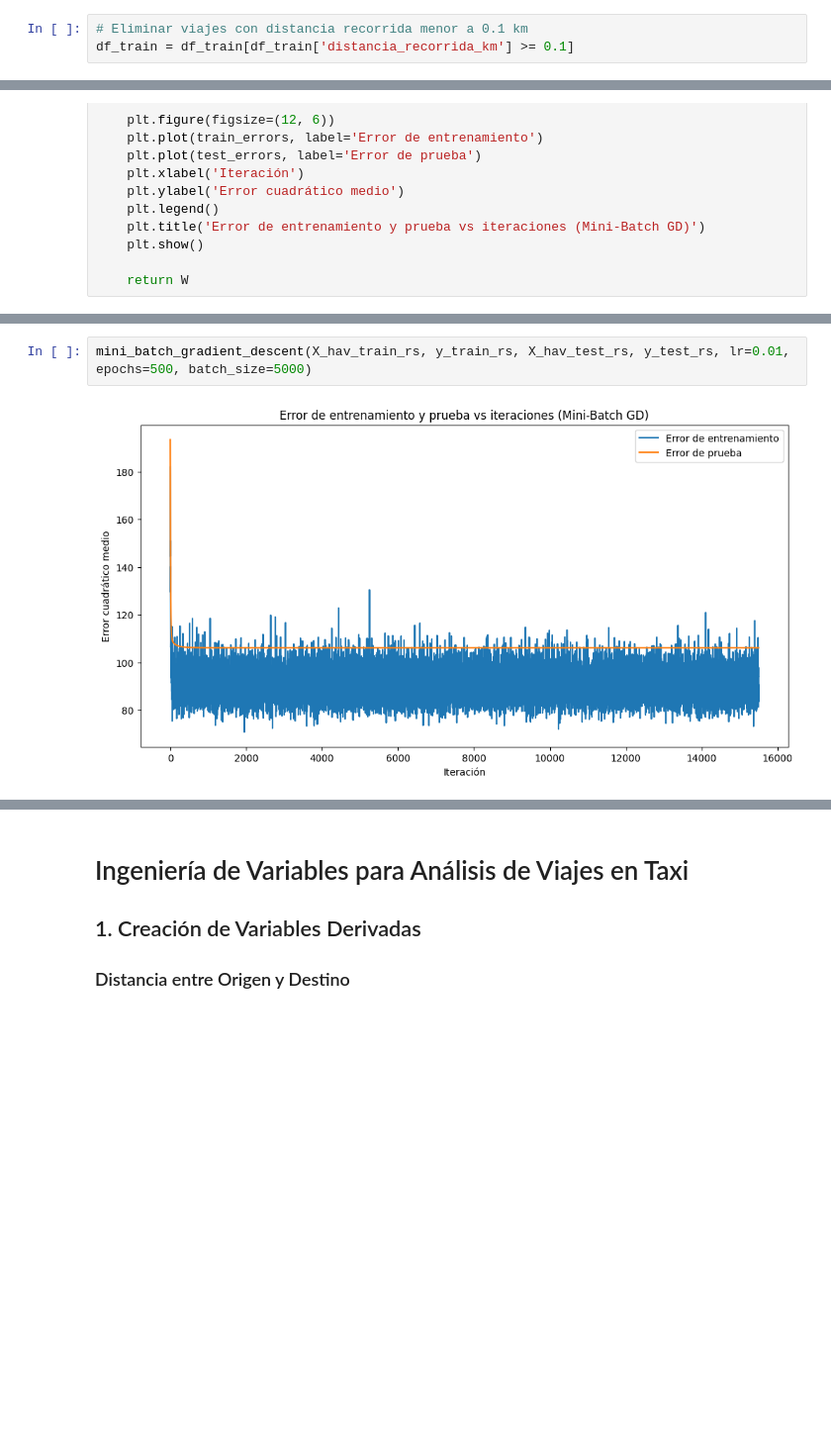
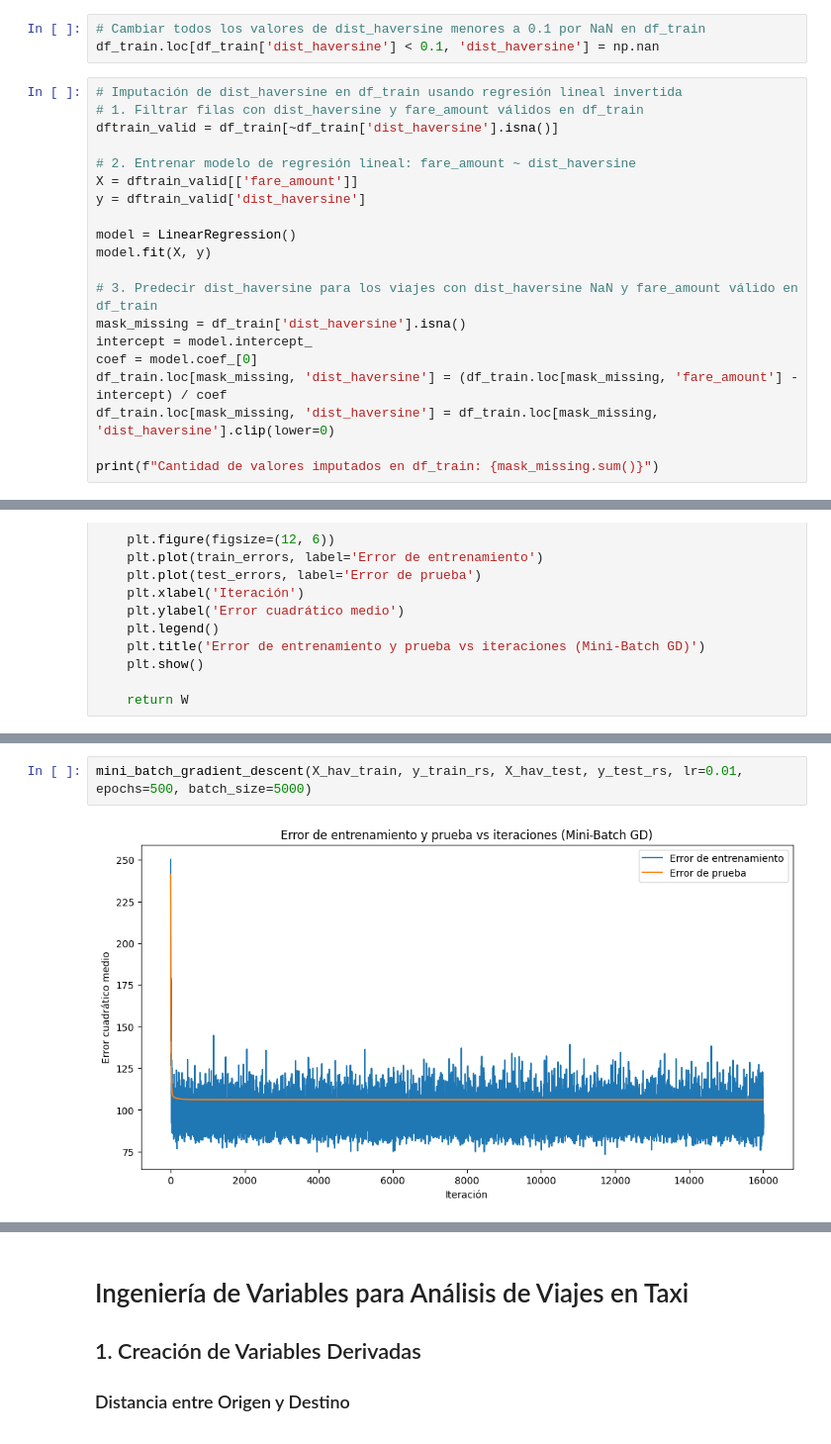
Before and after one commit to FedeZ2008/AA1-TUIA-2025C2-LEON-ZIMMER, a Jupyter notebook: TP1_Regresion.ipynb, the cells around one changed output, grey strips where cells are left out. Shown at 99% size. Cells and saved outputs as stored; diff of their text form; blank space fills up the shorter version.

```diff
--- a/TP1_Regresion.ipynb
+++ b/TP1_Regresion.ipynb
@@ -420,6 +519,26 @@ Eliminamos los siguientes datos considerados erroneos:
 # %%
 # Eliminar filas donde fare_amount sea menor o igual a 0.11
 df_train = df_train[df_train['fare_amount'] > 0.11]
-# %%
-# Eliminar viajes con distancia recorrida menor a 0.1 km
-df_train = df_train[df_train['distancia_recorrida_km'] >= 0.1]
+# %%
+# Cambiar todos los valores de dist_haversine menores a 0.1 por NaN en df_train
+df_train.loc[df_train['dist_haversine'] < 0.1, 'dist_haversine'] = np.nan
+# %%
+# Imputación de dist_haversine en df_train usando regresión lineal invertida
+# 1. Filtrar filas con dist_haversine y fare_amount válidos en df_train
+dftrain_valid = df_train[~df_train['dist_haversine'].isna()]
+
+# 2. Entrenar modelo de regresión lineal: fare_amount ~ dist_haversine
+X = dftrain_valid[['fare_amount']]
+y = dftrain_valid['dist_haversine']
+
+model = LinearRegression()
+model.fit(X, y)
+
+# 3. Predecir dist_haversine para los viajes con dist_haversine NaN y fare_amount válido en df_train
+mask_missing = df_train['dist_haversine'].isna()
+intercept = model.intercept_
+coef = model.coef_[0]
+df_train.loc[mask_missing, 'dist_haversine'] = (df_train.loc[mask_missing, 'fare_amount'] - intercept) / coef
+df_train.loc[mask_missing, 'dist_haversine'] = df_train.loc[mask_missing, 'dist_haversine'].clip(lower=0)
+
+print(f"Cantidad de valores imputados en df_train: {mask_missing.sum()}")
@@ -716,4 +867,4 @@ array([[ 5.02340119],
 # %%
-mini_batch_gradient_descent(X_hav_train_rs, y_train_rs, X_hav_test_rs, y_test_rs, lr=0.01, epochs=500, batch_size=5000)
+mini_batch_gradient_descent(X_hav_train, y_train_rs, X_hav_test, y_test_rs, lr=0.01, epochs=500, batch_size=5000)
 # %% [output]
-[figure, old version]
+[figure, new version]
```
Also changed, not shown: parts of 24 cells of this notebook.
